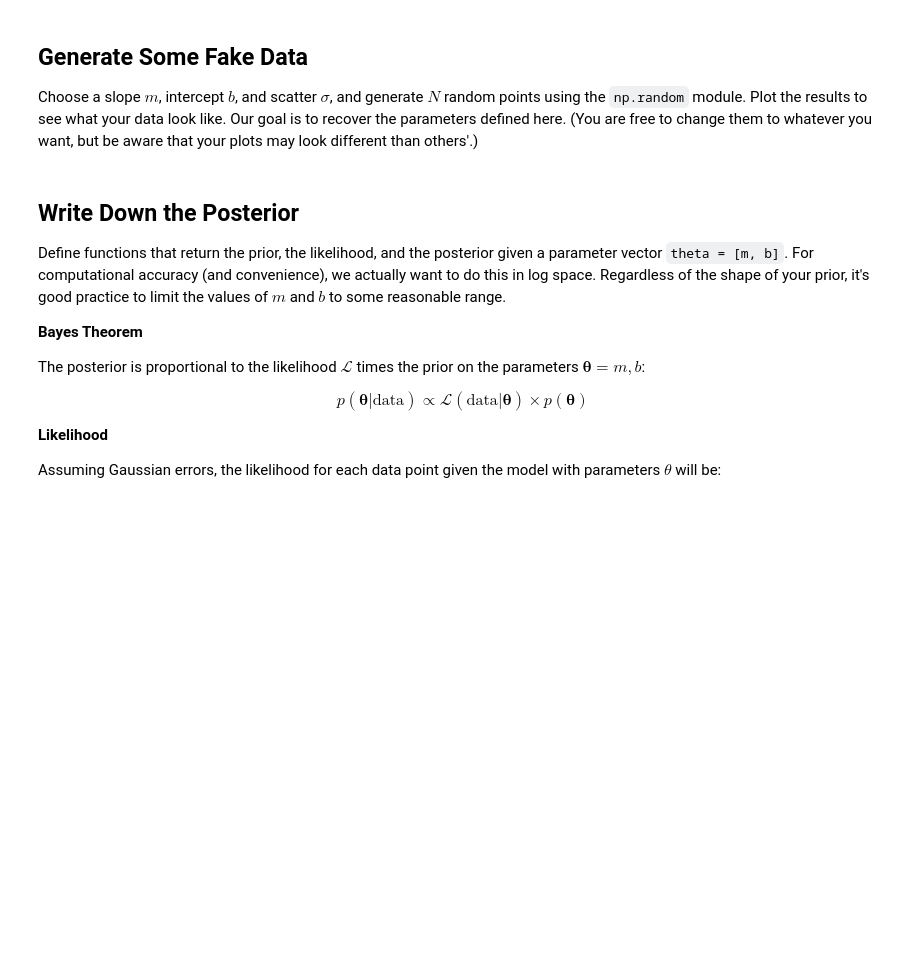
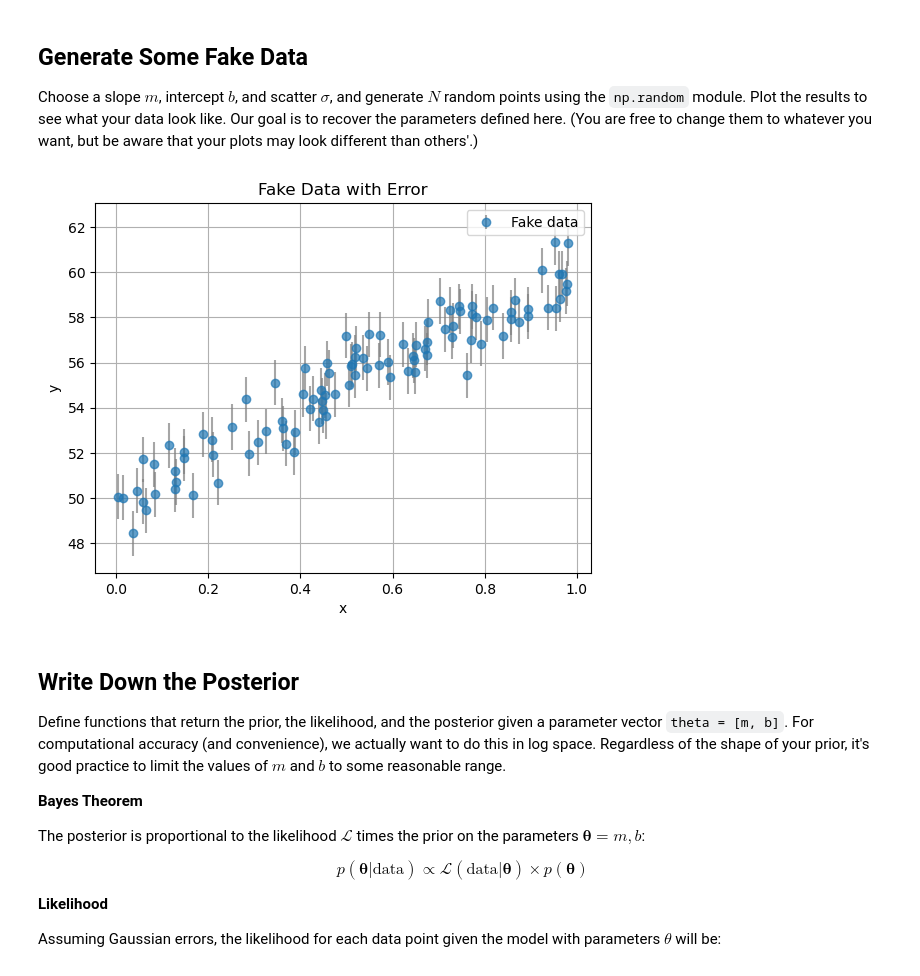
Before and after one commit to ASTR154/bayesian-statistics, a Jupyter notebook: monte_carlo_line_fitting.ipynb, the cells around one changed output. Saved outputs shown, nothing was run; the diff lists cells and outputs as text; code cells hidden in the pictures; blank space fills up the shorter version.

```diff
--- a/monte_carlo_line_fitting.ipynb
+++ b/monte_carlo_line_fitting.ipynb
@@ -12,15 +12,24 @@ Choose a slope $m$, intercept $b$, and scatter $\sigma$, and generate $N$ random
 # %%
 N = 100  # number of points
 m = 10.  # slope
 b = 50.  # intercept
 sigma = 1.  # scatter
 
 rng = np.random.default_rng()
-x =  # complete with random values between 0 and 1
-y =  # equation for a line PLUS random values from a Gaussian centered at 0 with standard deviation `sigma`
-dy =  # array of error bars for all the data (all `sigma`)
+x =  rng.uniform(0, 1, N) # complete with random values between 0 and 1
+y =  m * x + b + rng.normal(0, sigma, N) # equation for a line PLUS random values from a Gaussian centered at 0 with standard deviation `sigma`
+dy =  np.full(N, sigma) # array of error bars for all the data (all `sigma`)
 
 # plot your generated data with error bars
+plt.errorbar(x, y, dy, fmt='o', label='Fake data', ecolor='gray', alpha=0.7)
+plt.xlabel("x")
+plt.ylabel("y")
+plt.title("Fake Data with Error")
+plt.legend()
+plt.grid(True)
+plt.show()
+# %% [output]
+[figure, added]
 # %% [markdown]
 ## Write Down the Posterior
 Define functions that return the prior, the likelihood, and the posterior given a parameter vector `theta = [m, b]`. For computational accuracy (and convenience), we actually want to do this in log space. Regardless of the shape of your prior, it's good practice to limit the values of $m$ and $b$ to some reasonable range.
```
Also changed, not shown: parts of 9 cells of this notebook.
